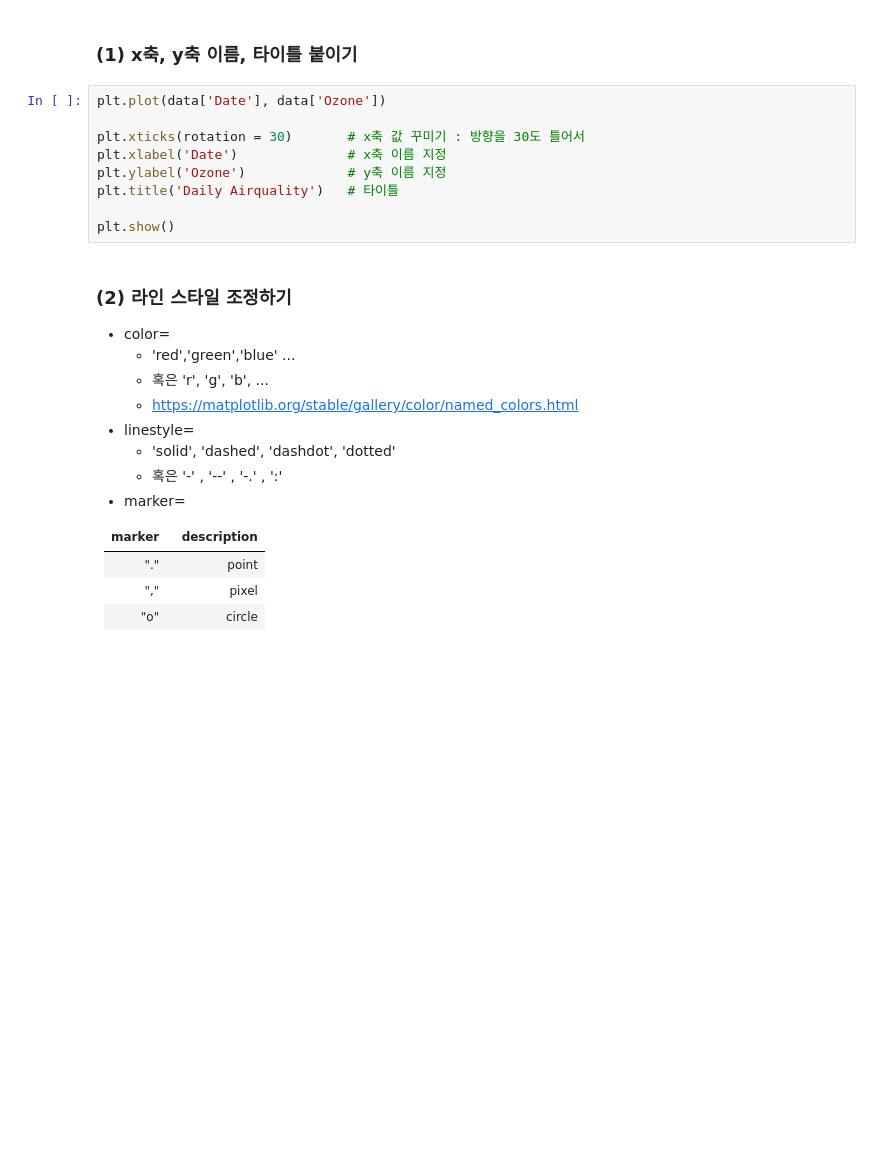
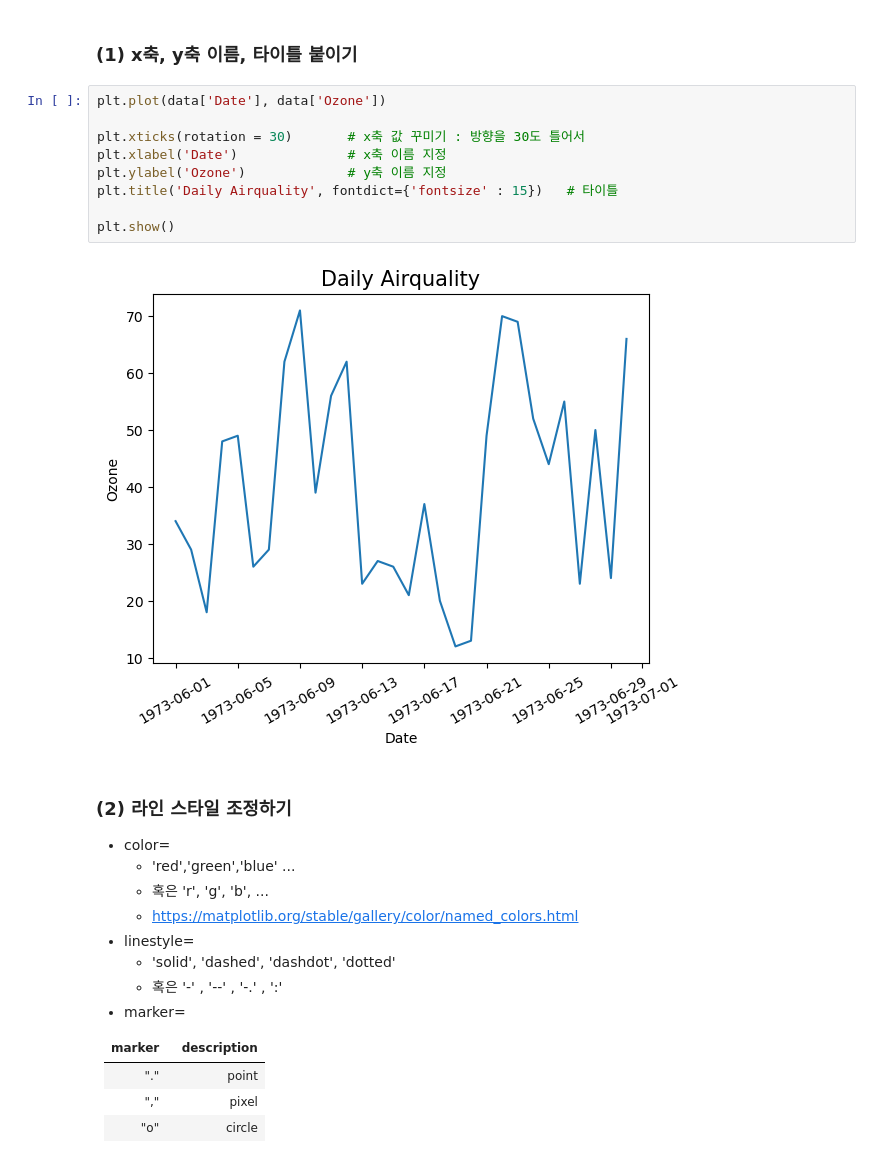
Before and after one commit to yongmin21/kt_aivle, a Jupyter notebook: 2024.09.10_데이터처리2/chapter 05. 시각화 라이브러리.ipynb, the cells around one changed output. Saved outputs shown, nothing was run; the diff lists cells and outputs as text; blank space fills up the shorter version.

```diff
--- a/2024.09.10_데이터처리2/chapter 05. 시각화 라이브러리.ipynb
+++ b/2024.09.10_데이터처리2/chapter 05. 시각화 라이브러리.ipynb
@@ -76,12 +95,14 @@ https://matplotlib.org/2.1.2/api/_as_gen/matplotlib.pyplot.plot.html
 # %%
 plt.plot(data['Date'], data['Ozone'])
 
 plt.xticks(rotation = 30)       # x축 값 꾸미기 : 방향을 30도 틀어서
 plt.xlabel('Date')              # x축 이름 지정
 plt.ylabel('Ozone')             # y축 이름 지정
-plt.title('Daily Airquality')   # 타이틀
+plt.title('Daily Airquality', fontdict={'fontsize' : 15})   # 타이틀
 
 plt.show()
+# %% [output]
+[figure, added]
 # %% [markdown]
 ### **(2) 라인 스타일 조정하기**
 
```
Also changed, not shown: parts of 20 cells of this notebook, 4 other files.
